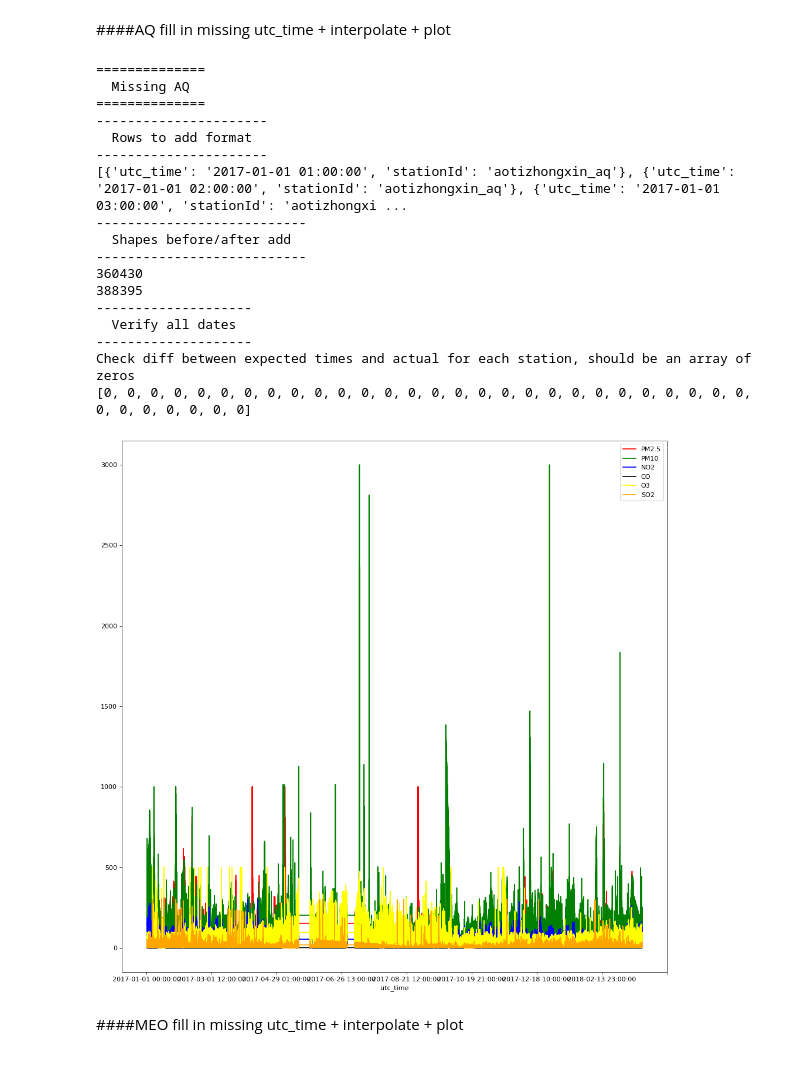
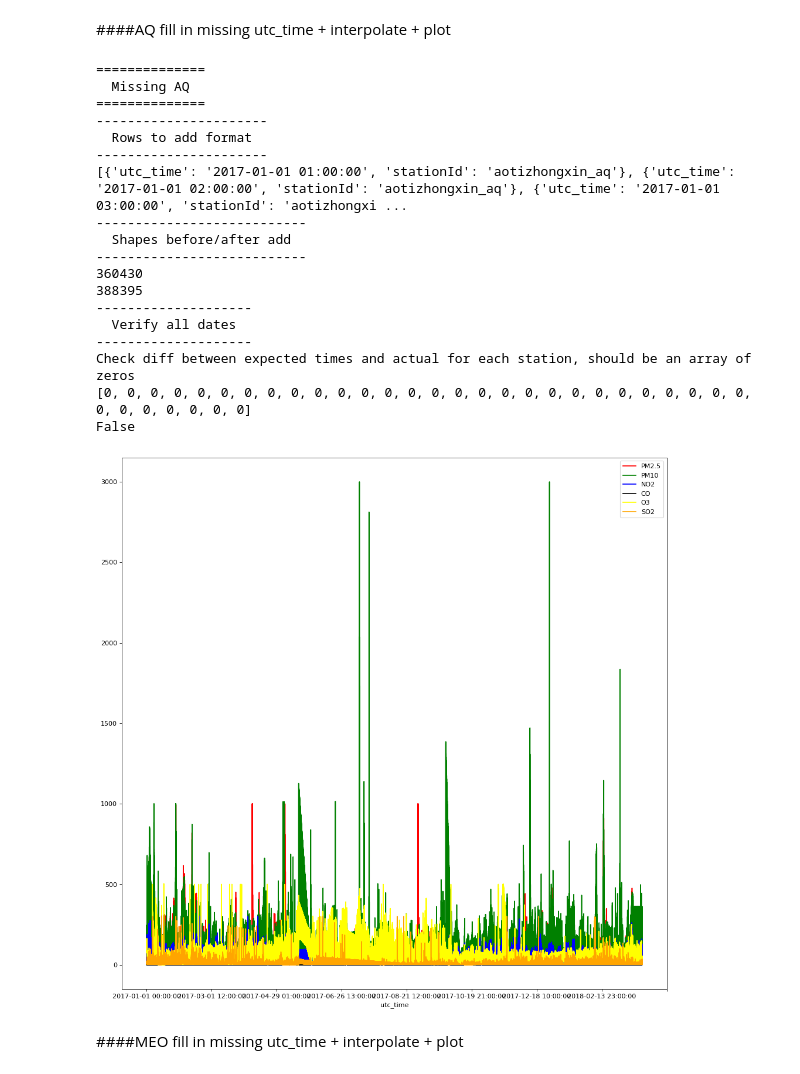
Before and after one commit to LukeAndrewSmith/DM_Project, a Jupyter notebook: DM_Project.ipynb, the cells around one changed output. Drawn from its saved outputs; the diff is of its cells as text; code cells hidden in the pictures.

```diff
--- a/DM_Project.ipynb
+++ b/DM_Project.ipynb
@@ -211,49 +261,53 @@ for id in aq.stationId.unique():
     len_check.append(len(diff(times, aq[aq.stationId == id]['utc_time'].unique())))
 print(len_check)
 
-#### DECISION ####
-# Interpolate before separating the test/train data, IS THIS WRONG?????
-# TODO: Interpolate the stations separately????????????????????????
-# Interpolate missing values
-aq.interpolate(method='linear', inplace=True)
-
-# Keep only up till 2018-03-22
+# Keep only up till 2018-03-22 23:00:00
 aq = aq[aq.utc_time < '2018-03-23']
 # Make sure stations are sorted alphabetically
 aq = aq.sort_values(['utc_time', 'stationId'])
+
+#### DECISION ####
+# Interpolate + Extrapolate before separating the test/train data, IS THIS WRONG?????
+# TODO: Interpolate the stations separately????????????????????????
+# Interpolate missing values
+for station in aq['stationId'].unique():
+    aq.loc[aq.stationId == station] = extrapolate(aq.loc[aq.stationId == station].interpolate(method='linear'),['utc_time','stationId'])
+
+print(aq.isnull().values.any())
 
 # Plots
 import matplotlib.pyplot as plt
 
 fig=plt.figure(figsize=(15, 15), dpi= 80, facecolor='w', edgecolor='k')
 
 ax = plt.gca()
 aq.plot(kind='line',x='utc_time',y='PM2.5', color='red', ax=ax)
 aq.plot(kind='line',x='utc_time',y='PM10', color='green', ax=ax)
 aq.plot(kind='line',x='utc_time',y='NO2', color='blue', ax=ax)
 aq.plot(kind='line',x='utc_time',y='CO', color='black', ax=ax)
 aq.plot(kind='line',x='utc_time',y='O3', color='yellow', ax=ax)
 aq.plot(kind='line',x='utc_time',y='SO2', color='orange', ax=ax)
 plt.show()
 # %% [output]
 ==============
   Missing AQ
 ==============
 ----------------------
   Rows to add format
 ----------------------
 [{'utc_time': '2017-01-01 01:00:00', 'stationId': 'aotizhongxin_aq'}, {'utc_time': '2017-01-01 02:00:00', 'stationId': 'aotizhongxin_aq'}, {'utc_time': '2017-01-01 03:00:00', 'stationId': 'aotizhongxi ...
 ---------------------------
   Shapes before/after add
 ---------------------------
 360430
 388395
 --------------------
   Verify all dates
 --------------------
 Check diff between expected times and actual for each station, should be an array of zeros
 [0, 0, 0, 0, 0, 0, 0, 0, 0, 0, 0, 0, 0, 0, 0, 0, 0, 0, 0, 0, 0, 0, 0, 0, 0, 0, 0, 0, 0, 0, 0, 0, 0, 0, 0]
+False
-[figure, old version]
+[figure, new version]
 # %% [markdown]
 ####MEO fill in missing utc_time + interpolate + plot
 # %%
```
Also changed, not shown: parts of 10 cells of this notebook.
